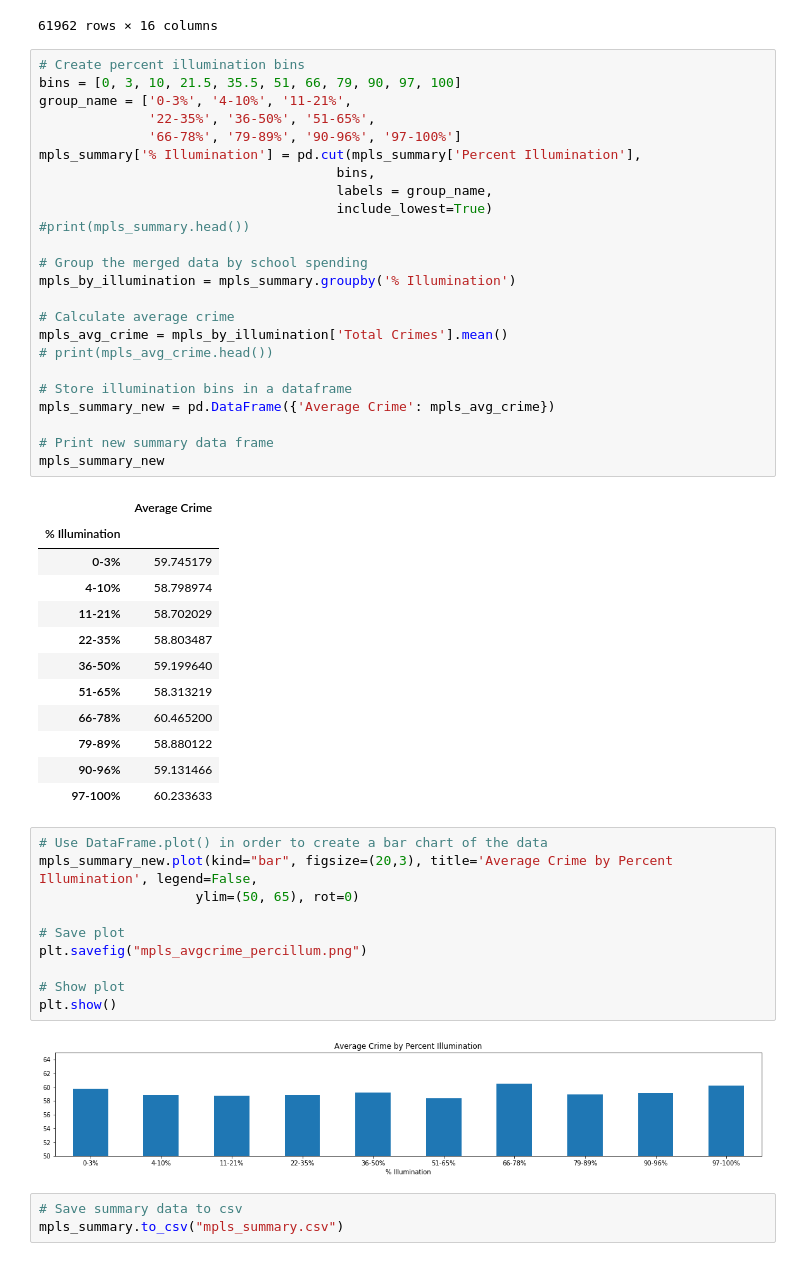
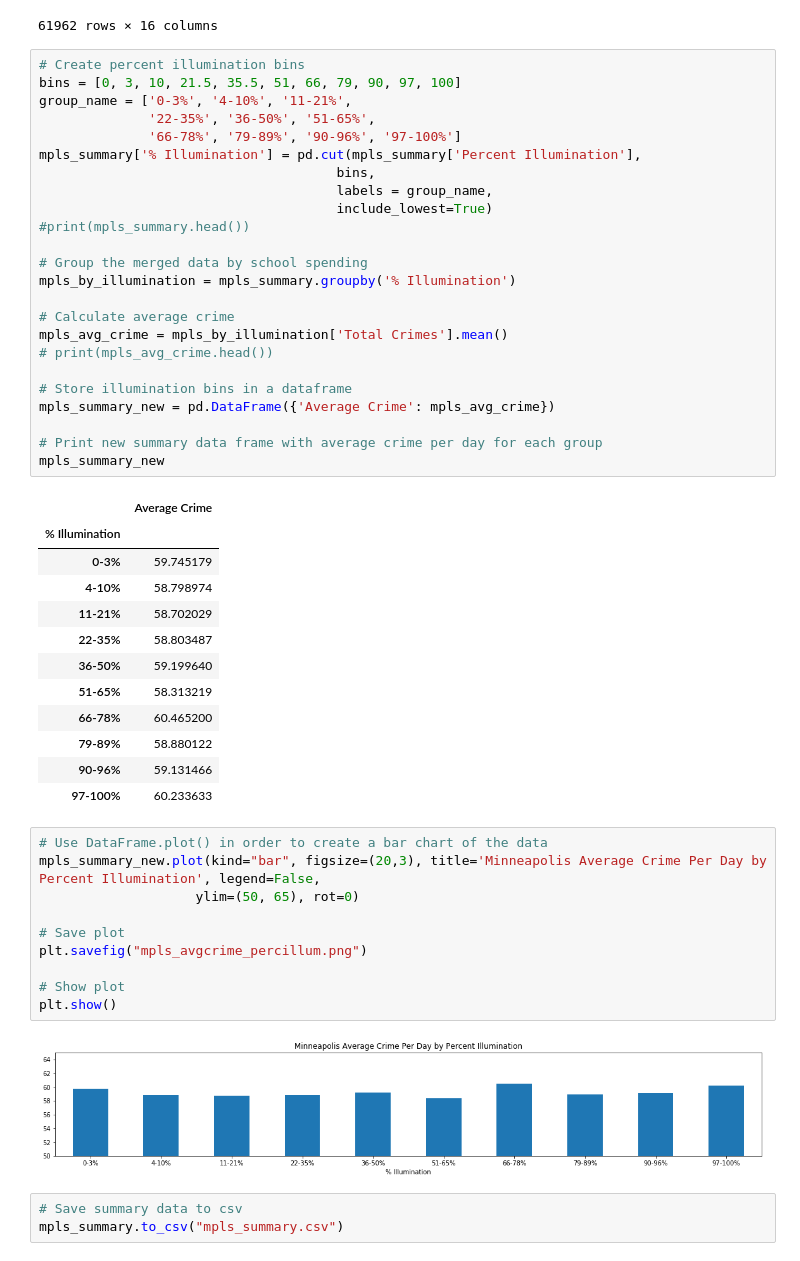
Before and after one commit to knwright/ProgressBar, a Jupyter notebook: Mpls_crime_data_analysis.ipynb, the cells around one changed output. Saved outputs shown, nothing was run; the diff lists cells and outputs as text.

```diff
--- a/Mpls_crime_data_analysis.ipynb
+++ b/Mpls_crime_data_analysis.ipynb
@@ -293,7 +297,7 @@ mpls_avg_crime = mpls_by_illumination['Total Crimes'].mean()
 # Store illumination bins in a dataframe
 mpls_summary_new = pd.DataFrame({'Average Crime': mpls_avg_crime})
 
-# Print new summary data frame
+# Print new summary data frame with average crime per day for each group
 mpls_summary_new
 # %% [output]
 |  | Average Crime |
@@ -310,16 +314,16 @@ mpls_summary_new
 | 97-100% | 60.233633 |
 # %%
 # Use DataFrame.plot() in order to create a bar chart of the data
-mpls_summary_new.plot(kind="bar", figsize=(20,3), title='Average Crime by Percent Illumination', legend=False,
+mpls_summary_new.plot(kind="bar", figsize=(20,3), title='Minneapolis Average Crime Per Day by Percent Illumination', legend=False,
                     ylim=(50, 65), rot=0)
 
 # Save plot
 plt.savefig("mpls_avgcrime_percillum.png")
 
 # Show plot
 plt.show()
 # %% [output]
-[figure, old version]
+[figure, new version]
 # %%
 # Save summary data to csv
 mpls_summary.to_csv("mpls_summary.csv")
```
Also changed, not shown: parts of 22 cells of this notebook.
